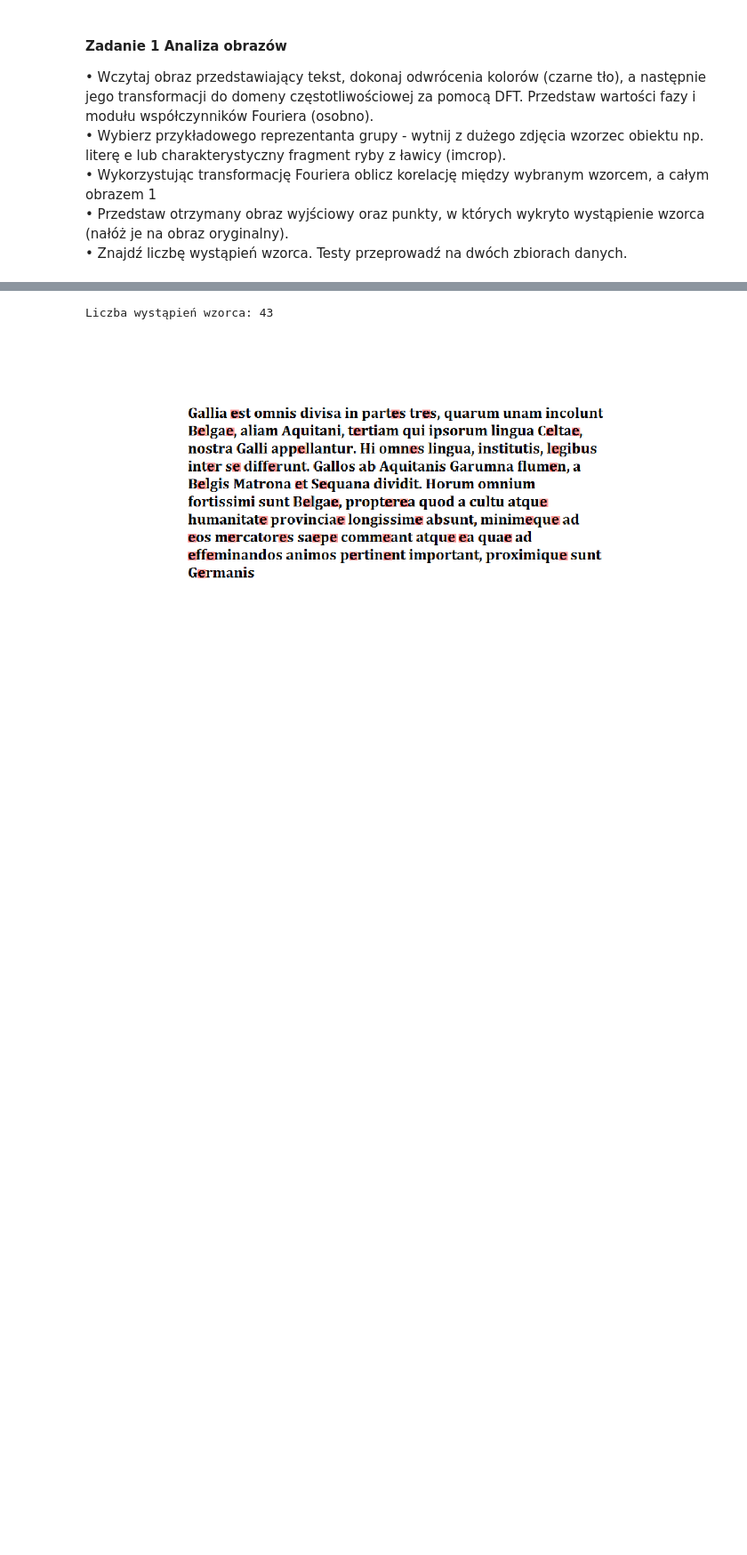
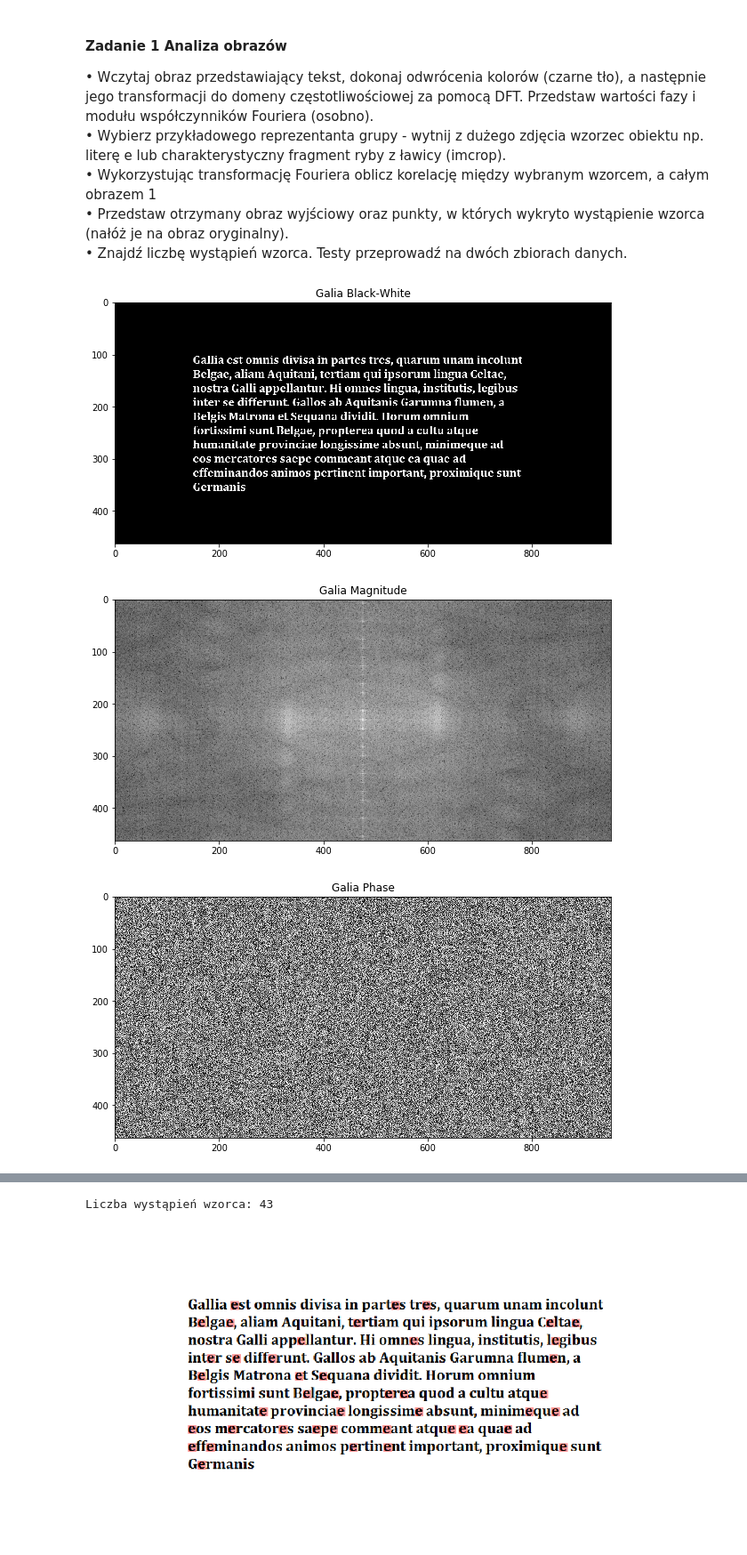
Before and after one commit to BlqMary/MOWNIT, a Jupyter notebook: Lab 9/Lab 9.ipynb, the cells around one changed output, grey strips where cells are left out. Shown at 89% size. Saved outputs shown, nothing was run; the diff lists cells and outputs as text; code cells hidden in the pictures; blank space fills up the shorter version.

```diff
--- a/Lab 9/Lab 9.ipynb
+++ b/Lab 9/Lab 9.ipynb
@@ -46,0 +48,30 @@ def findPattern(image,pattern,changeImage,mu=0.95):
+# %%
+galia = Image.open("images/galia.png")
+galiaMatrix = np.asarray(ImageOps.invert(galia.convert('L')))
+plt.figure(figsize=(10,10))
+plt.imshow(galiaMatrix,cmap=plt.cm.gray)
+plt.title("Galia Black-White")
+plt.show()
+
+'''
+fftshift przesuwa z (0,pi) do (-pi/2,pi/2)
+fft() do obliczen , fftshift(fft()) do wykresów
+'''
+
+galiaFFT = np.fft.fftshift(np.fft.fft2(galiaMatrix))
+
+galiaMagnitude = np.abs(galiaFFT)
+plt.figure(figsize=(10,10))
+plt.imshow(np.log(galiaMagnitude),cmap=plt.cm.gray)
+plt.title("Galia Magnitude")
+plt.show()
+
+galiaPhase = np.angle(galiaFFT)
+plt.figure(figsize=(10,10))
+plt.title("Galia Phase")
+plt.imshow(galiaPhase,cmap=plt.cm.gray)
+plt.show()
+# %% [output]
+[figure, added]
+[figure, added]
+[figure, added]
```
Also changed, not shown: parts of 18 cells of this notebook, 14 other files.
